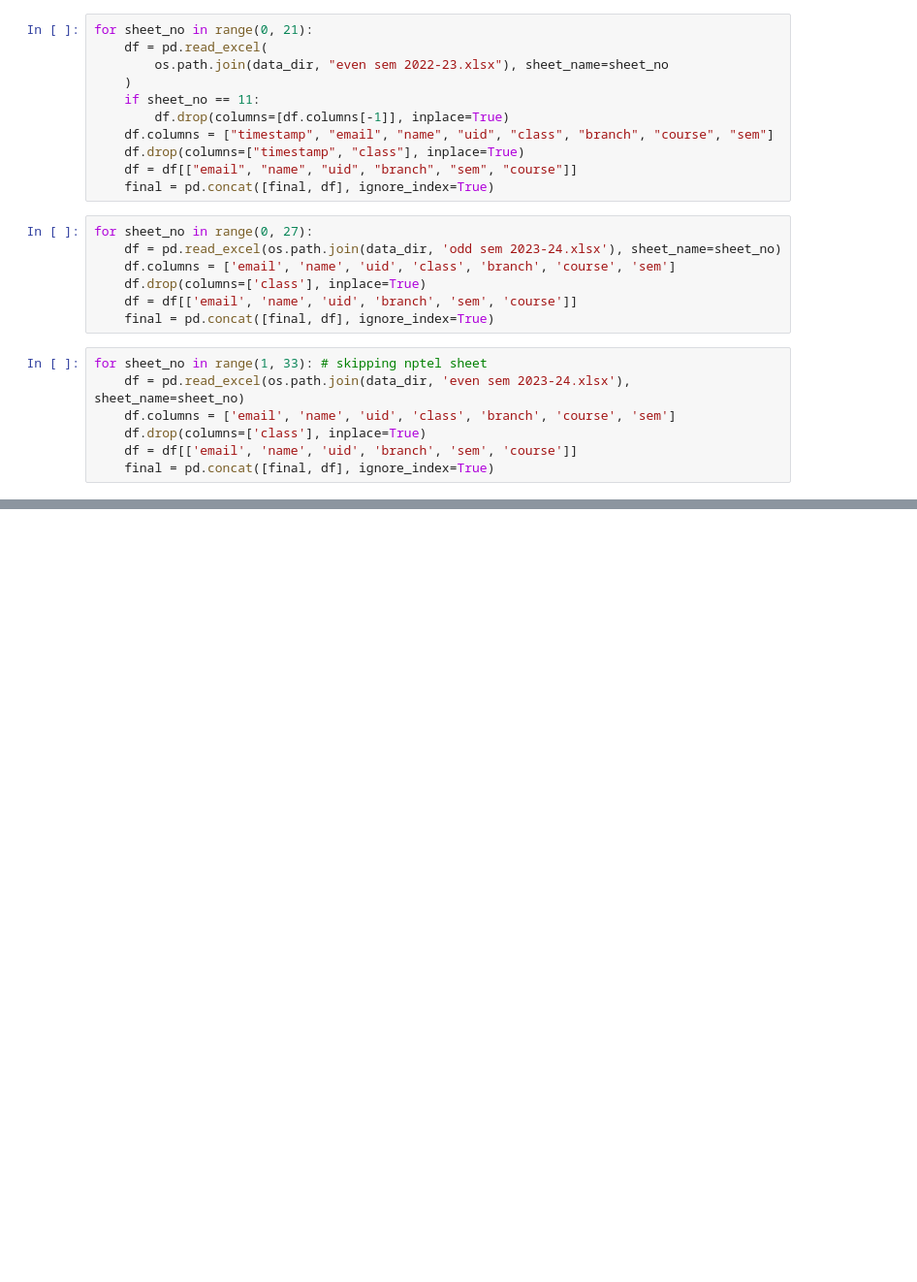
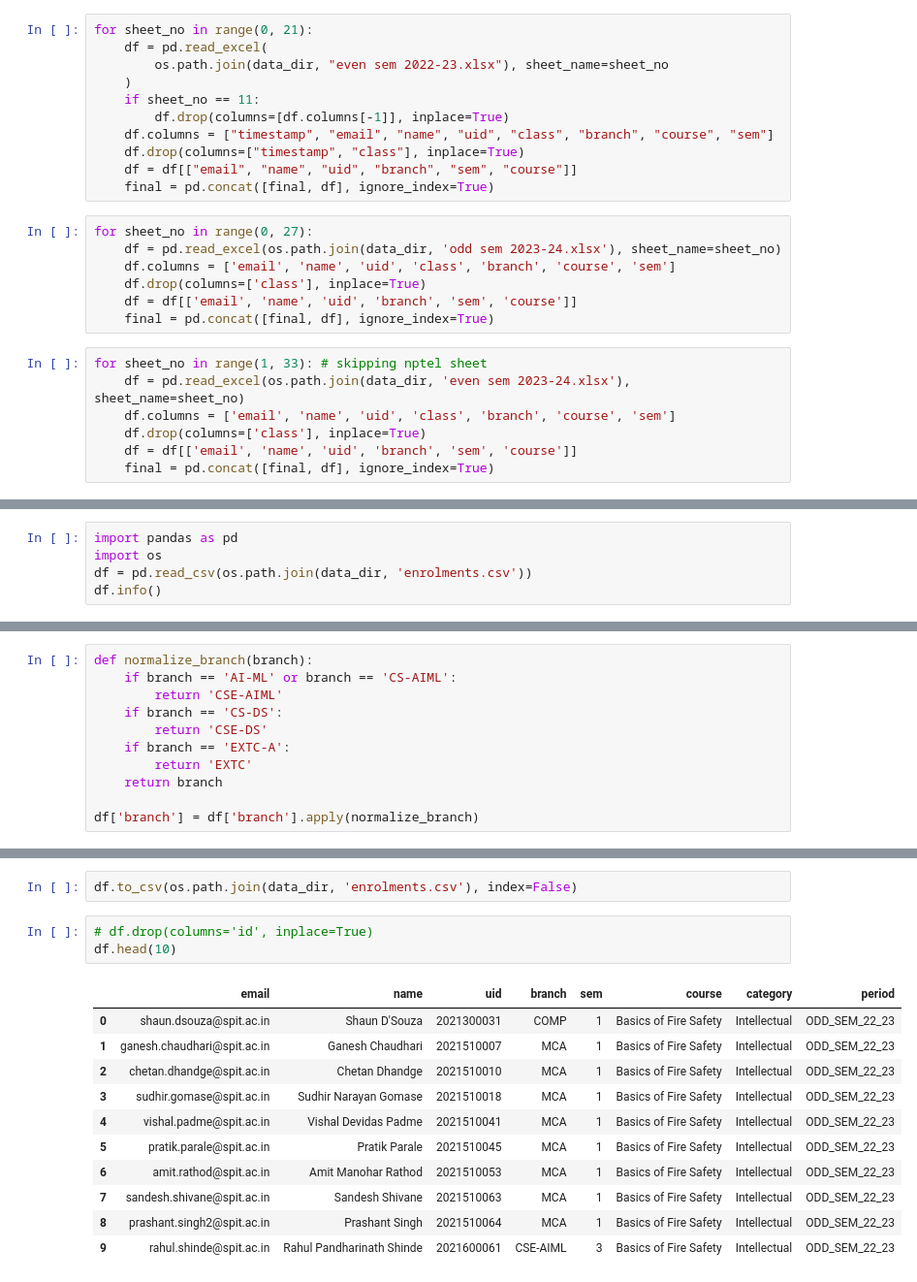
Before and after one commit to Hitstar53/SEVA-SATVA-Course-Analyzer, a Jupyter notebook: preprocessing/preprocessing.ipynb, the cells around one changed output, grey strips where cells are left out. Shown at 97% size. Drawn from its saved outputs; the diff is of its cells as text; blank space fills up the shorter version.

```diff
--- a/preprocessing/preprocessing.ipynb
+++ b/preprocessing/preprocessing.ipynb
@@ -135,0 +138,5 @@ for sheet_no in range(1, 33): # skipping nptel sheet
+# %%
+import pandas as pd
+import os
+df = pd.read_csv(os.path.join(data_dir, 'enrolments.csv'))
+df.info()
@@ -135,0 +176,11 @@ for sheet_no in range(1, 33): # skipping nptel sheet
+# %%
+def normalize_branch(branch):
+    if branch == 'AI-ML' or branch == 'CS-AIML':
+        return 'CSE-AIML'
+    if branch == 'CS-DS':
+        return 'CSE-DS'
+    if branch == 'EXTC-A':
+        return 'EXTC'
+    return branch
+
+df['branch'] = df['branch'].apply(normalize_branch)
@@ -135,0 +199,17 @@ for sheet_no in range(1, 33): # skipping nptel sheet
+# %%
+df.to_csv(os.path.join(data_dir, 'enrolments.csv'), index=False)
+# %%
+# df.drop(columns='id', inplace=True)
+df.head(10)
+# %% [output]
+|  | email | name | uid | branch | sem | course | category | period |
+| 0 | shaun.dsouza@spit.ac.in | Shaun D'Souza | 2021300031 | COMP | 1 | Basics of Fire Safety | Intellectual | ODD_SEM_22_23 |
+| 1 | ganesh.chaudhari@spit.ac.in | Ganesh Chaudhari | 2021510007 | MCA | 1 | Basics of Fire Safety | Intellectual | ODD_SEM_22_23 |
+| 2 | chetan.dhandge@spit.ac.in | Chetan Dhandge | 2021510010 | MCA | 1 | Basics of Fire Safety | Intellectual | ODD_SEM_22_23 |
+| 3 | sudhir.gomase@spit.ac.in | Sudhir Narayan Gomase | 2021510018 | MCA | 1 | Basics of Fire Safety | Intellectual | ODD_SEM_22_23 |
+| 4 | vishal.padme@spit.ac.in | Vishal Devidas Padme | 2021510041 | MCA | 1 | Basics of Fire Safety | Intellectual | ODD_SEM_22_23 |
+| 5 | pratik.parale@spit.ac.in | Pratik Parale | 2021510045 | MCA | 1 | Basics of Fire Safety | Intellectual | ODD_SEM_22_23 |
+| 6 | amit.rathod@spit.ac.in | Amit Manohar Rathod | 2021510053 | MCA | 1 | Basics of Fire Safety | Intellectual | ODD_SEM_22_23 |
+| 7 | sandesh.shivane@spit.ac.in | Sandesh Shivane | 2021510063 | MCA | 1 | Basics of Fire Safety | Intellectual | ODD_SEM_22_23 |
+| 8 | prashant.singh2@spit.ac.in | Prashant Singh | 2021510064 | MCA | 1 | Basics of Fire Safety | Intellectual | ODD_SEM_22_23 |
+| 9 | rahul.shinde@spit.ac.in | Rahul Pandharinath Shinde | 2021600061 | CSE-AIML | 3 | Basics of Fire Safety | Intellectual | ODD_SEM_22_23 |
```
Also changed, not shown: parts of 10 cells of this notebook, 4 other files.
